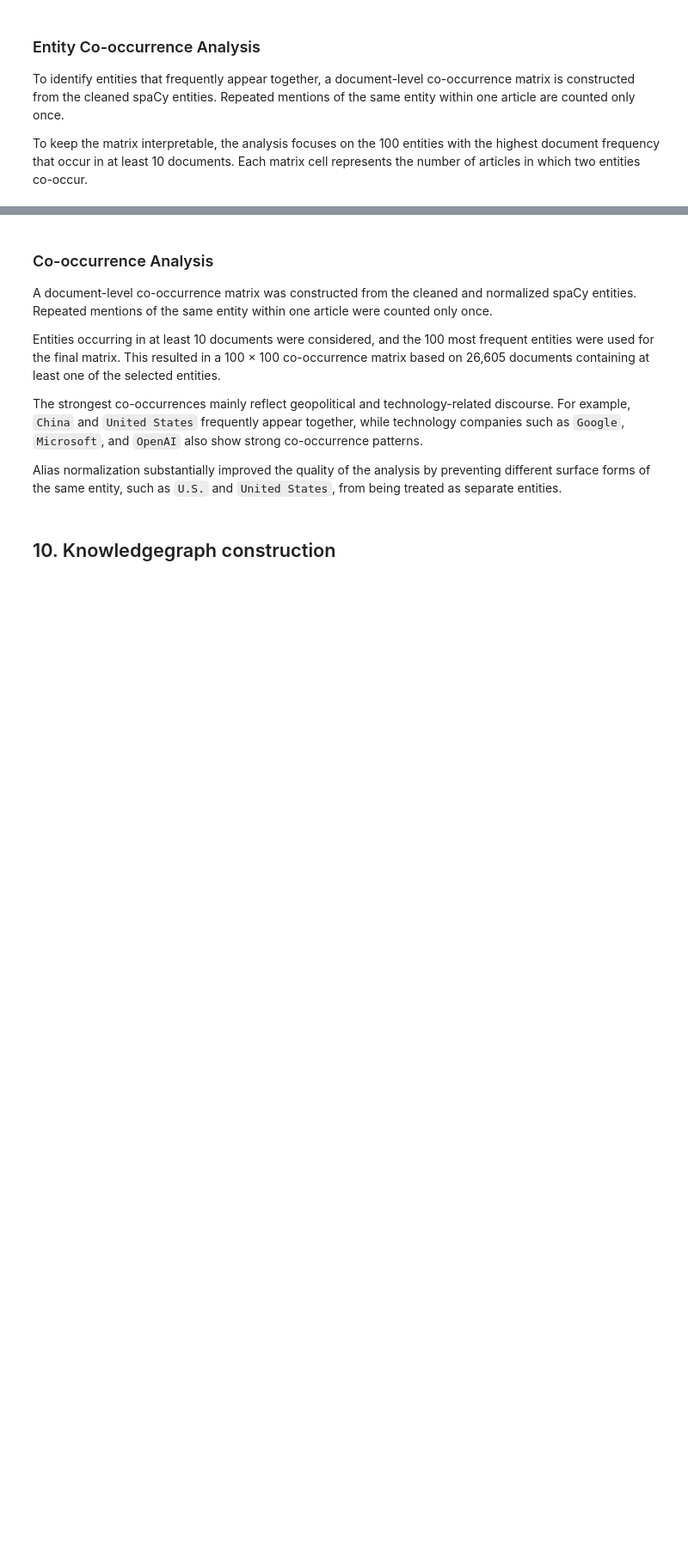
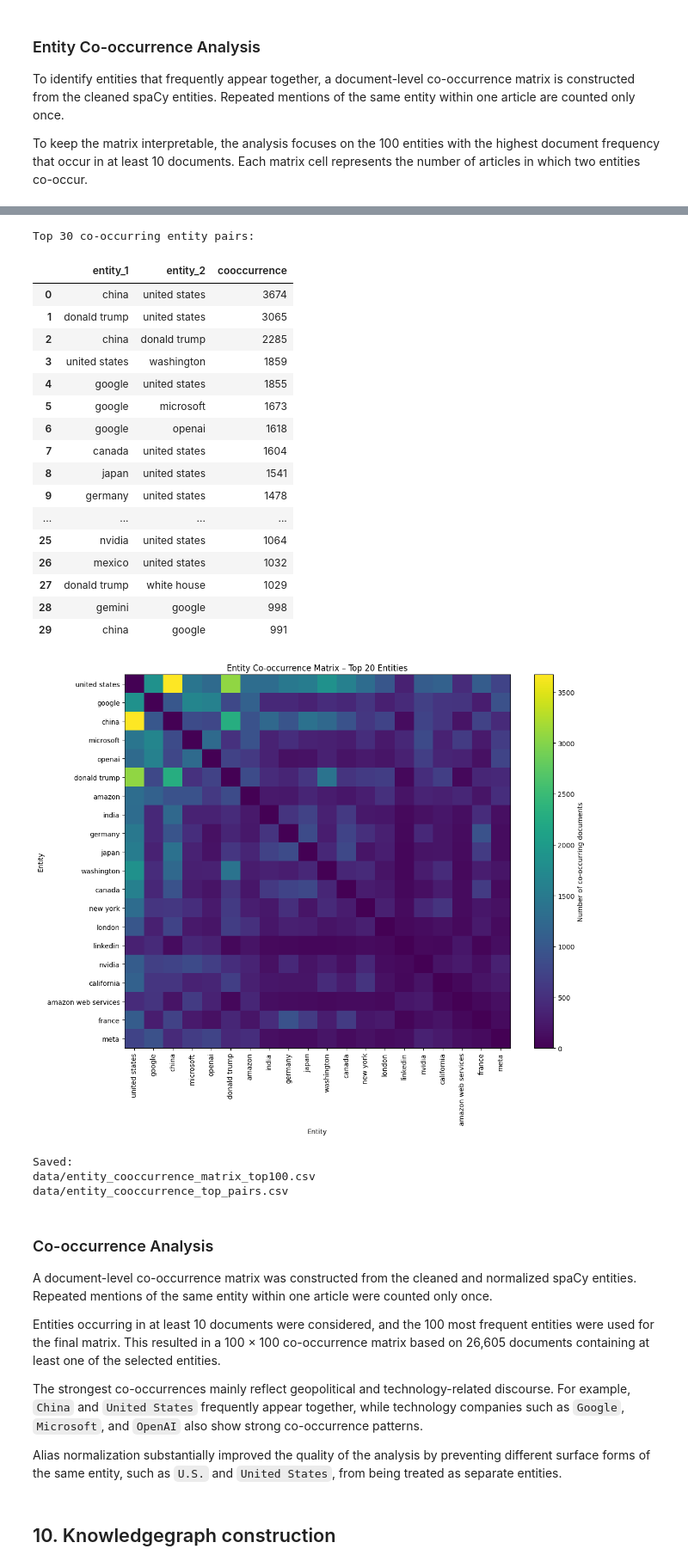
Before and after one commit to Pascingo/CTA-media-analysis, a Jupyter notebook: 01_Stage1_CLT.ipynb, the cells around one changed output, grey strips where cells are left out. Shown at 86% size. Drawn from its saved outputs; the diff is of its cells as text; code cells hidden in the pictures; blank space fills up the shorter version.

```diff
--- a/01_Stage1_CLT.ipynb
+++ b/01_Stage1_CLT.ipynb
@@ -639,3 +733,6 @@ entities_df = pd.read_csv("drive/MyDrive/NLP_Projekt/entities_spacy.csv")
+# %%
+entities_URL = os.path.join(DATA_FOLDER, "entities_spacy.csv")
+entities_df = pd.read_csv(entities_URL)
 # %%
 # Clean and normalize spaCy NER output
 
@@ -790,7 +887,6 @@ The sample contains 20 articles per month from September 2024 to August 2026 and
 
 LangExtract processed all 480 selected articles and produced 5,051 structured extractions, including 4,826 entities and 225 explicit relationships. The results were cached persistently to ensure reproducibility and allow interrupted runs to continue without repeating completed API calls.
 # %%
-
 
 # Configuration
 LANGEXTRACT_API_KEY = userdata.get("LANGEXTRACT_API_KEY")
@@ -799,13 +895,15 @@ SAMPLE_PER_MONTH = 20
 SAMPLE_PER_THEME = 5
 MAX_RETRIES = 5
 
+# Fixed: Point to DATA_FOLDER instead of DRIVE_FOLDER_URL to allow local writing
 LANGEXTRACT_SAMPLE_FILE = os.path.join(
-    DRIVE_FOLDER,
+    DATA_FOLDER,
     "langextract_sample_selection.csv"
 )
 
+# Also point cache to DATA_FOLDER if you don't have Drive mounted
 LANGEXTRACT_CACHE_FILE = os.path.join(
-    DRIVE_FOLDER,
+    DATA_FOLDER,
     "langextract_sample_results.jsonl"
 )
 
@@ -1826,14 +2055,14 @@ plt.tight_layout()
 plt.show()
 
 
-# Save results to Google Drive
+# Save results to DATA_FOLDER locally instead of public Drive web URL
 COOC_MATRIX_FILE = os.path.join(
-    DRIVE_FOLDER,
+    DATA_FOLDER,
     "entity_cooccurrence_matrix_top100.csv"
 )
 
 TOP_PAIRS_FILE = os.path.join(
-    DRIVE_FOLDER,
+    DATA_FOLDER,
     "entity_cooccurrence_top_pairs.csv"
 )
 
@@ -1849,3 +2078,4 @@ top_pairs.to_csv(
 print("\nSaved:")
 print(COOC_MATRIX_FILE)
 print(TOP_PAIRS_FILE)
+# %% [output]
@@ -1852,3 +2098,25 @@ print(TOP_PAIRS_FILE)
+Top 30 co-occurring entity pairs:
+|  | entity_1 | entity_2 | cooccurrence |
+| 0 | china | united states | 3674 |
+| 1 | donald trump | united states | 3065 |
+| 2 | china | donald trump | 2285 |
+| 3 | united states | washington | 1859 |
+| 4 | google | united states | 1855 |
+| 5 | google | microsoft | 1673 |
+| 6 | google | openai | 1618 |
+| 7 | canada | united states | 1604 |
+| 8 | japan | united states | 1541 |
+| 9 | germany | united states | 1478 |
+| ... | ... | ... | ... |
+| 25 | nvidia | united states | 1064 |
+| 26 | mexico | united states | 1032 |
+| 27 | donald trump | white house | 1029 |
+| 28 | gemini | google | 998 |
+| 29 | china | google | 991 |
+[figure, added]
+Saved:
+data/entity_cooccurrence_matrix_top100.csv
+data/entity_cooccurrence_top_pairs.csv
 # %% [markdown]
 ### Co-occurrence Analysis
 
```
Also changed, not shown: parts of 23 cells of this notebook.
